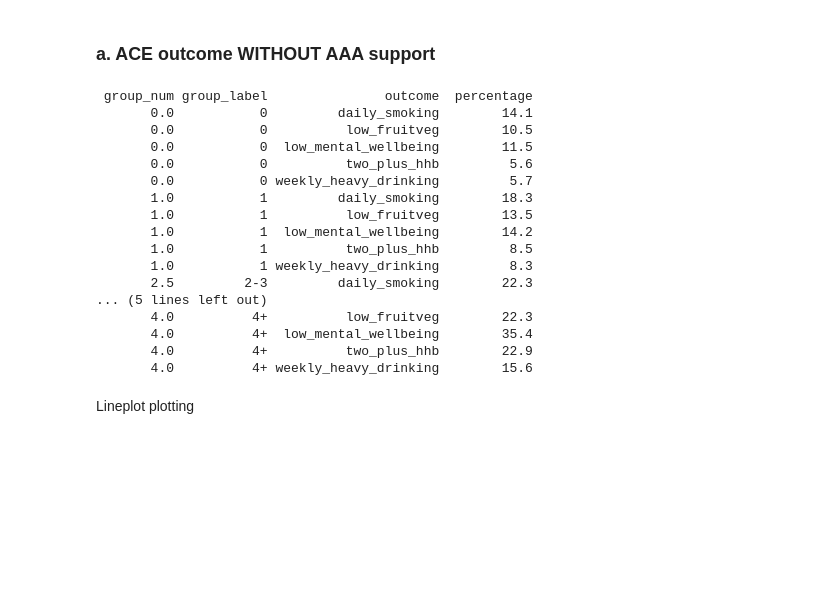
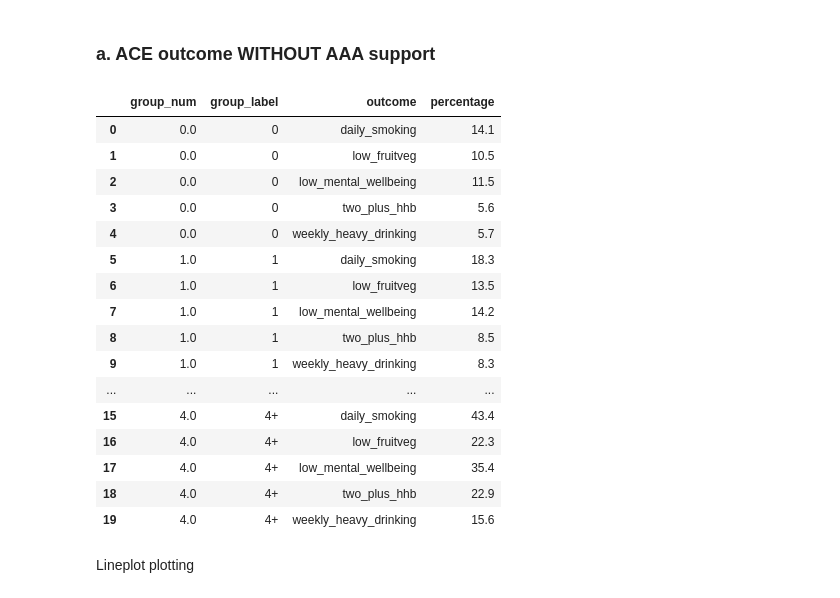
Before and after one commit to Nash-254/ACE-Insight, a Jupyter notebook: notebooks/3.Resilience_Factors_notebook.ipynb, the cells around one changed output. Cells and saved outputs as stored; diff of their text form; code cells hidden in the pictures; blank space fills up the shorter version.

```diff
--- a/notebooks/3.Resilience_Factors_notebook.ipynb
+++ b/notebooks/3.Resilience_Factors_notebook.ipynb
@@ -108,46 +108,46 @@ _____
 # %%
 ace_query = """
 SELECT
     CASE ace_count
         WHEN '0' THEN 0
         WHEN '1' THEN 1
         WHEN '2-3' THEN 2.5
         WHEN '4+' THEN 4
     END AS group_num,
     ace_count AS group_label,
     outcome,
     percentage
 FROM resilience_factors.ace_count
 CROSS JOIN LATERAL (
     VALUES
         ('daily_smoking', daily_smoking),
         ('low_fruitveg', low_fruitveg),
         ('weekly_heavy_drinking', weekly_heavy_drinking),
         ('two_plus_hhb', two_plus_hhb),
         ('low_mental_wellbeing', low_mental_wellbeing)
 ) AS v(outcome, percentage)
 ORDER BY group_num, outcome;
 """
 df = pd.read_sql_query(ace_query, engine)
-print(df.to_string(index=False))
+df
 # %% [output]
- group_num group_label               outcome  percentage
-       0.0           0         daily_smoking        14.1
-       0.0           0          low_fruitveg        10.5
-       0.0           0  low_mental_wellbeing        11.5
-       0.0           0          two_plus_hhb         5.6
-       0.0           0 weekly_heavy_drinking         5.7
-       1.0           1         daily_smoking        18.3
-       1.0           1          low_fruitveg        13.5
-       1.0           1  low_mental_wellbeing        14.2
-       1.0           1          two_plus_hhb         8.5
-       1.0           1 weekly_heavy_drinking         8.3
-       2.5         2-3         daily_smoking        22.3
-... (5 lines left out)
-       4.0          4+          low_fruitveg        22.3
-       4.0          4+  low_mental_wellbeing        35.4
-       4.0          4+          two_plus_hhb        22.9
-       4.0          4+ weekly_heavy_drinking        15.6
+|  | group_num | group_label | outcome | percentage |
+| 0 | 0.0 | 0 | daily_smoking | 14.1 |
+| 1 | 0.0 | 0 | low_fruitveg | 10.5 |
+| 2 | 0.0 | 0 | low_mental_wellbeing | 11.5 |
+| 3 | 0.0 | 0 | two_plus_hhb | 5.6 |
+| 4 | 0.0 | 0 | weekly_heavy_drinking | 5.7 |
+| 5 | 1.0 | 1 | daily_smoking | 18.3 |
+| 6 | 1.0 | 1 | low_fruitveg | 13.5 |
+| 7 | 1.0 | 1 | low_mental_wellbeing | 14.2 |
+| 8 | 1.0 | 1 | two_plus_hhb | 8.5 |
+| 9 | 1.0 | 1 | weekly_heavy_drinking | 8.3 |
+| ... | ... | ... | ... | ... |
+| 15 | 4.0 | 4+ | daily_smoking | 43.4 |
+| 16 | 4.0 | 4+ | low_fruitveg | 22.3 |
+| 17 | 4.0 | 4+ | low_mental_wellbeing | 35.4 |
+| 18 | 4.0 | 4+ | two_plus_hhb | 22.9 |
+| 19 | 4.0 | 4+ | weekly_heavy_drinking | 15.6 |
 # %% [markdown]
 Lineplot plotting
 # %%
```
Also changed, not shown: parts of 2 cells of this notebook, 2 other files.
